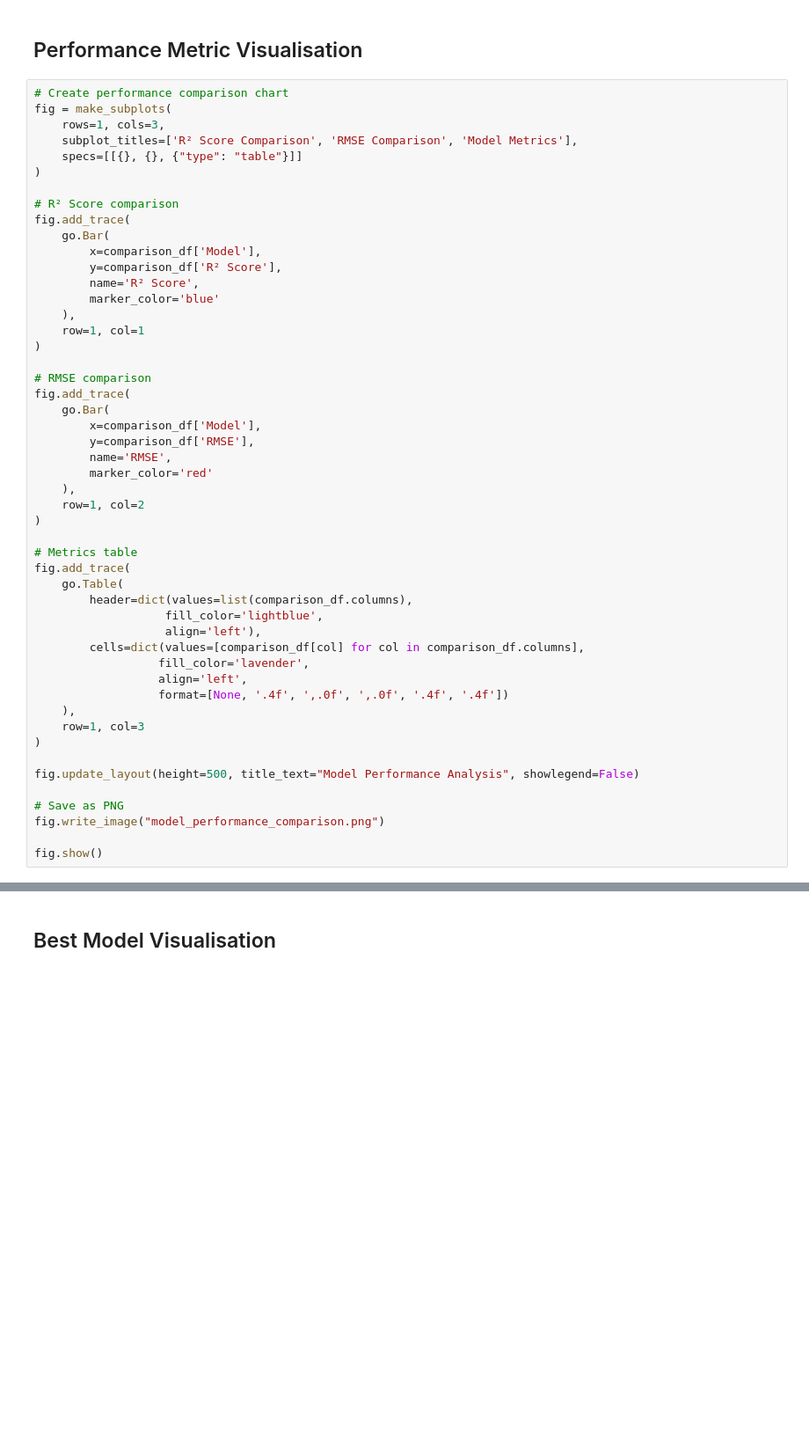
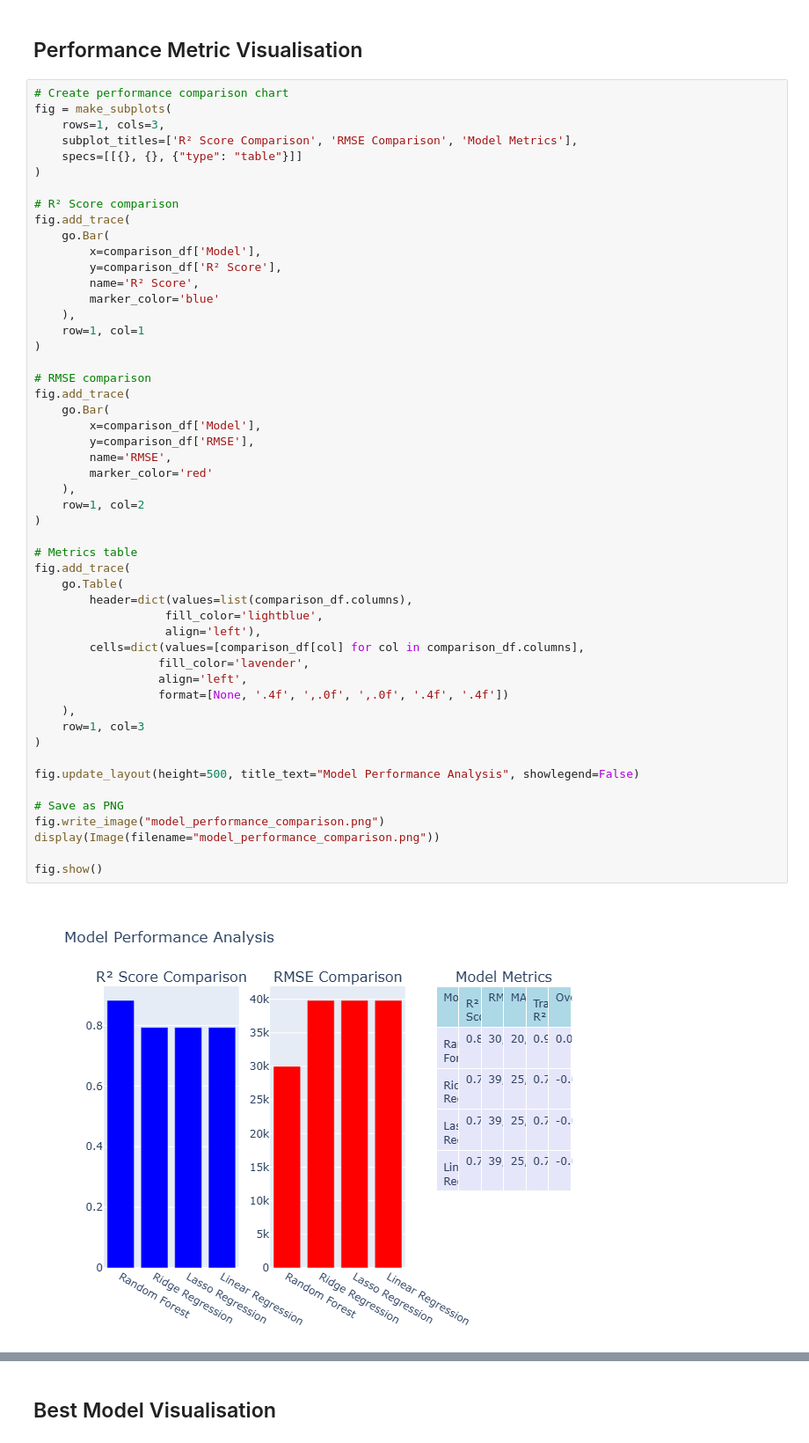
Before and after one commit to jola-ds/eda_and_ml_notebooks, a Jupyter notebook: housing_market_analysis/housing_market_analysis.ipynb, the cells around one changed output, grey strips where cells are left out. Shown at 88% size. Drawn from its saved outputs; the diff is of its cells as text; blank space fills up the shorter version.

```diff
--- a/housing_market_analysis/housing_market_analysis.ipynb
+++ b/housing_market_analysis/housing_market_analysis.ipynb
@@ -619,30 +614,33 @@ fig.add_trace(
 fig.add_trace(
     go.Bar(
         x=comparison_df['Model'],
         y=comparison_df['RMSE'],
         name='RMSE',
         marker_color='red'
     ),
     row=1, col=2
 )
 
 # Metrics table
 fig.add_trace(
     go.Table(
         header=dict(values=list(comparison_df.columns),
                    fill_color='lightblue',
                    align='left'),
         cells=dict(values=[comparison_df[col] for col in comparison_df.columns],
                   fill_color='lavender',
                   align='left',
                   format=[None, '.4f', ',.0f', ',.0f', '.4f', '.4f'])
     ),
     row=1, col=3
 )
 
 fig.update_layout(height=500, title_text="Model Performance Analysis", showlegend=False)
 
 # Save as PNG
 fig.write_image("model_performance_comparison.png")
+display(Image(filename="model_performance_comparison.png"))
 
 fig.show()
+# %% [output]
+[figure, added]
```
Also changed, not shown: parts of 9 cells of this notebook.
